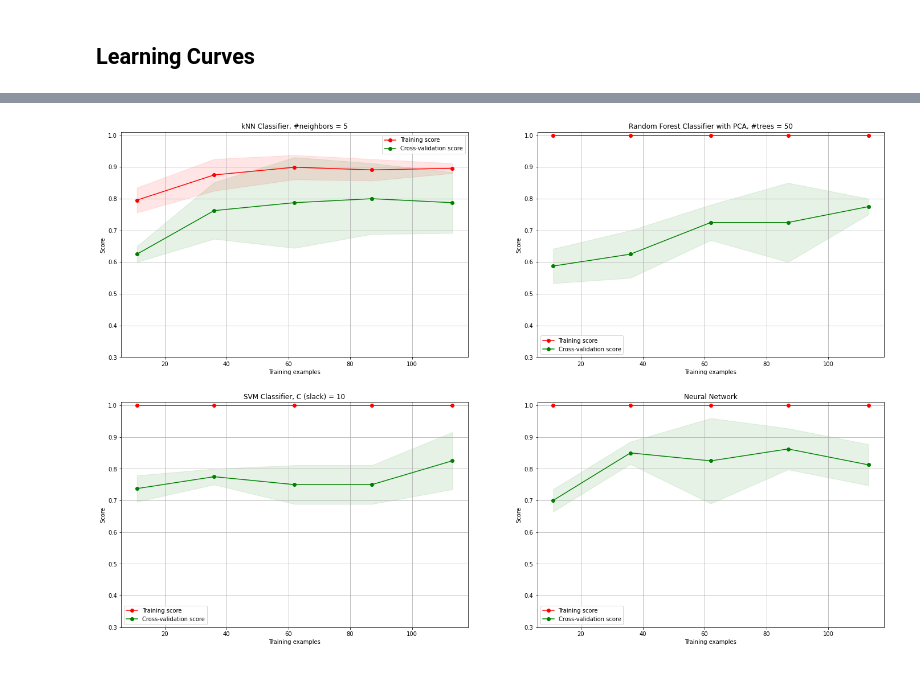
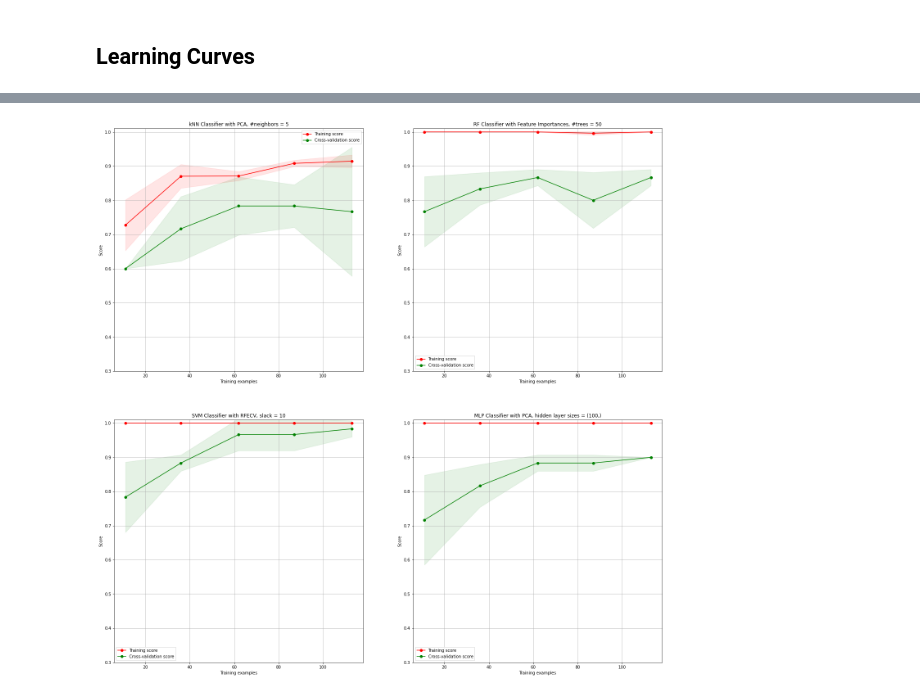
Before and after one commit to Kristelwen/TM10007_PROJECT, a Jupyter notebook: brat_assignment.ipynb, the cells around one changed output, grey strips where cells are left out. Drawn from its saved outputs; the diff is of its cells as text; code cells hidden in the pictures.

Commit message:
Added RFECV, edited learning curves

```diff
--- a/brat_assignment.ipynb
+++ b/brat_assignment.ipynb
@@ -526,3 +524,23 @@ weighted avg       1.00      1.00      1.00       133
 # %% [markdown]
 ### SVM with RFECV
 Hyperparameter optimalisatie nog doen met RFECV ipv PCA
+# %%
+# Fitting the SVM with RFECV
+SVMLIN = SVC(C=10, kernel='linear', degree=1, gamma=0.001, coef0=0.01)
+selector = RFECV(SVMLIN, step=1, cv=5)
+selector = selector.fit(data_df_train, label_train)
+mask = selector.support_
+RFECV_columns = data_df_train.columns[mask]
+
+# Feature selection
+  # Training set
+data_train_RFECV = data_df_train[RFECV_columns]
+  # Test set
+data_test_RFECV = data_df_test[RFECV_columns]
+
+# Fit the classifier on the selected features
+SVMLIN2 = SVC(C=10, kernel='linear', degree=1, gamma=0.001, coef0=0.01)
+SVMLIN2.fit(data_train_RFECV, label_train)
+
+# Predictions
+train_pred_rfecv = SVMLIN2.predict(data_train_RFECV)
@@ -758,27 +788,48 @@ def plot_learning_curve(estimator, title, X, y, axes, ylim=None, cv=None,
 # %%
 # Classifiers
-clsfs = [KNN, FI2, SVM, MLP]
+clsfs = [KNN] # , FI2, SVMLIN2, MLP
 
 # Plot figuren
-fig = plt.figure(figsize=(24,4*len(clsfs)))
+fig = plt.figure(figsize=(24,24))
 
 # Create a cross-validation object
-cv = StratifiedShuffleSplit(n_splits=4, test_size=0.15) # test_size=0.15, random_state=0
+cv = StratifiedShuffleSplit(n_splits=3, test_size=0.15) # test_size=0.15, random_state=0
 
 # Now use the classifiers on all datasets
 num = 0
-for clf in clsfs:
-    # Split data in training and testing
-    # title = str(type(clf))
-    if hasattr(clf, 'n_estimators'):
-        title = f"Random Forest Classifier with PCA, #trees = {clf.n_estimators}"
-    elif hasattr(clf, 'C'):
-        title = f"SVM Classifier, C (slack) = {clf.C}"
-    elif hasattr(clf, 'n_neighbors'):
-        title = f"kNN Classifier, #neighbors = {clf.n_neighbors}"
-    elif hasattr(clf, 'hidden_layer_sizes'):
-        title = f"Neural Network"
-    ax = fig.add_subplot(2, 2, num + 1)
-    plot_learning_curve(clf, title, data_train_pca, label_train, ax, ylim=(0.3, 1.01), cv=cv)
-    num += 1
+
+# KNN
+ax1 = fig.add_subplot(2,2,1)
+title1 = f"kNN Classifier with PCA, #neighbors = {KNN.n_neighbors}"
+plot_learning_curve(KNN, title1, data_train_pca, label_train, ax1, ylim=(0.3, 1.01), cv=cv)
+
+# FI2
+ax2 = fig.add_subplot(2,2,2)
+title2 = f"RF Classifier with Feature Importances, #trees = {FI2.n_estimators}"
+plot_learning_curve(FI2, title2, data_train_selection, label_train, ax2, ylim=(0.3, 1.01), cv=cv)
+
+# SVMLIN2
+ax3 = fig.add_subplot(2,2,3)
+title3 = f"SVM Classifier with RFECV, slack = {SVMLIN2.C}"
+plot_learning_curve(SVMLIN2, title3, data_train_RFECV, label_train, ax3, ylim=(0.3, 1.01), cv=cv)
+
+# MLP
+ax4 = fig.add_subplot(2,2,4)
+title4 = f"MLP Classifier with PCA, hidden layer sizes = {MLP.hidden_layer_sizes}"
+plot_learning_curve(MLP, title4, data_train_pca, label_train, ax4, ylim=(0.3, 1.01), cv=cv)
+
+# for clf in clsfs:
+#     # Split data in training and testing
+#     # title = str(type(clf))
+#     if hasattr(clf, 'n_estimators'):
+#         title = f"Random Forest Classifier with PCA, #trees = {clf.n_estimators}"
+#     elif hasattr(clf, 'C'):
+#         title = f"SVM Classifier, C (slack) = {clf.C}"
+#     elif hasattr(clf, 'n_neighbors'):
+#         title = f"kNN Classifier, #neighbors = {clf.n_neighbors}"
+#     elif hasattr(clf, 'hidden_layer_sizes'):
+#         title = f"Neural Network"
+#     ax = fig.add_subplot(2, 2, num + 1)
+#     plot_learning_curve(clf, title, data_train_pca, label_train, ax, ylim=(0.3, 1.01), cv=cv)
+#     num += 1
 # %% [output]
@@ -785 +837 @@ for clf in clsfs:
-[figure, old version]
+[figure, new version]
```
Also changed, not shown: parts of 27 cells of this notebook.
